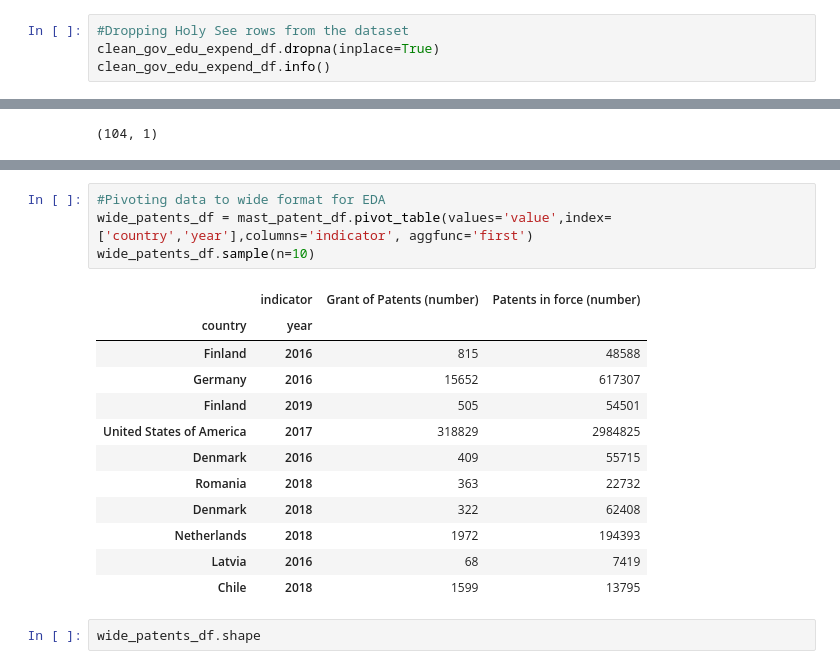
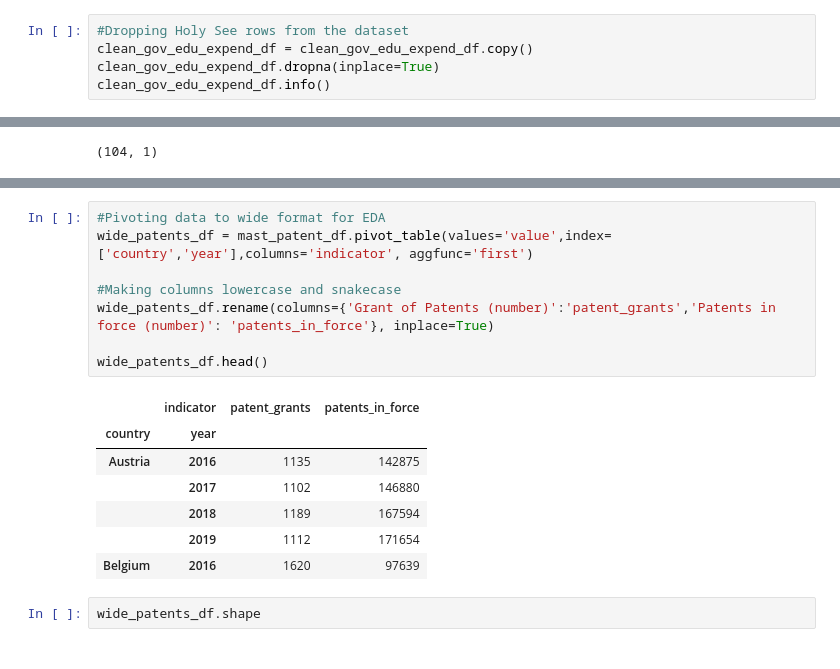
Before and after one commit to steph-wda/ds4a-capstone-team34, a Jupyter notebook: Education_and_Innovation_Team34.ipynb, the cells around one changed output, grey strips where cells are left out. Saved outputs shown, nothing was run; the diff lists cells and outputs as text.

```diff
--- a/Education_and_Innovation_Team34.ipynb
+++ b/Education_and_Innovation_Team34.ipynb
@@ -278,5 +286,6 @@ array(['Holy See'], dtype=object)
 # %%
 #Dropping Holy See rows from the dataset
+clean_gov_edu_expend_df = clean_gov_edu_expend_df.copy()
 clean_gov_edu_expend_df.dropna(inplace=True)
 clean_gov_edu_expend_df.info()
 # %% [output]
@@ -1679,20 +1586,19 @@ Index(['percent_population_internet_usage'], dtype='object', name='indicator')
 # %%
 #Pivoting data to wide format for EDA
 wide_patents_df = mast_patent_df.pivot_table(values='value',index=['country','year'],columns='indicator', aggfunc='first')
-wide_patents_df.sample(n=10)
+
+#Making columns lowercase and snakecase
+wide_patents_df.rename(columns={'Grant of Patents (number)':'patent_grants','Patents in force (number)': 'patents_in_force'}, inplace=True)
+
+wide_patents_df.head()
 # %% [output]
-|  | indicator | Grant of Patents (number) | Patents in force (number) |
+|  | indicator | patent_grants | patents_in_force |
 | country | year |  |  |
-| Finland | 2016 | 815 | 48588 |
-| Germany | 2016 | 15652 | 617307 |
-| Finland | 2019 | 505 | 54501 |
-| United States of America | 2017 | 318829 | 2984825 |
-| Denmark | 2016 | 409 | 55715 |
-| Romania | 2018 | 363 | 22732 |
-| Denmark | 2018 | 322 | 62408 |
-| Netherlands | 2018 | 1972 | 194393 |
-| Latvia | 2016 | 68 | 7419 |
-| Chile | 2018 | 1599 | 13795 |
+| Austria | 2016 | 1135 | 142875 |
+|  | 2017 | 1102 | 146880 |
+|  | 2018 | 1189 | 167594 |
+|  | 2019 | 1112 | 171654 |
+| Belgium | 2016 | 1620 | 97639 |
 # %%
 wide_patents_df.shape
 # %% [output]
```
Also changed, not shown: parts of 132 cells of this notebook, 3 other files.
